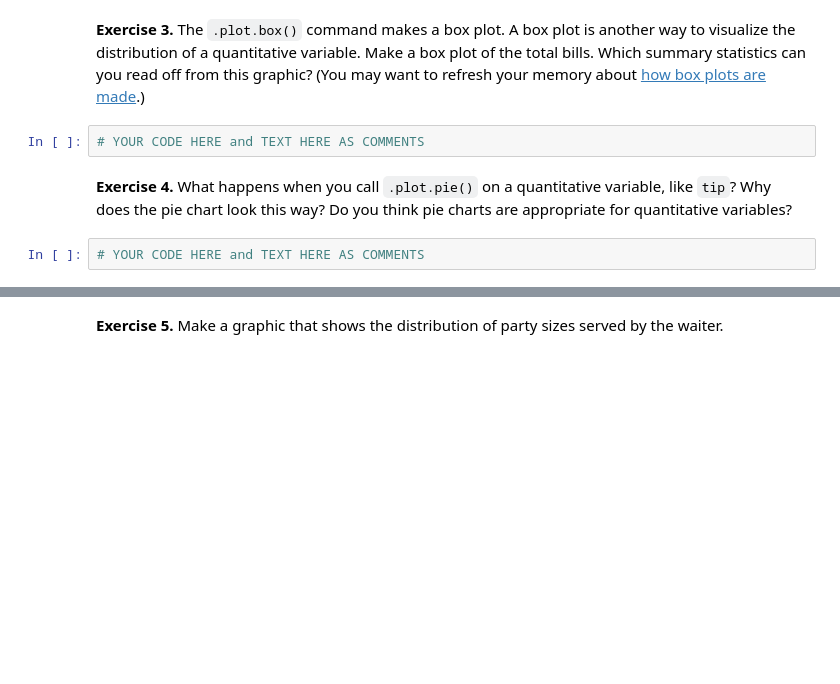
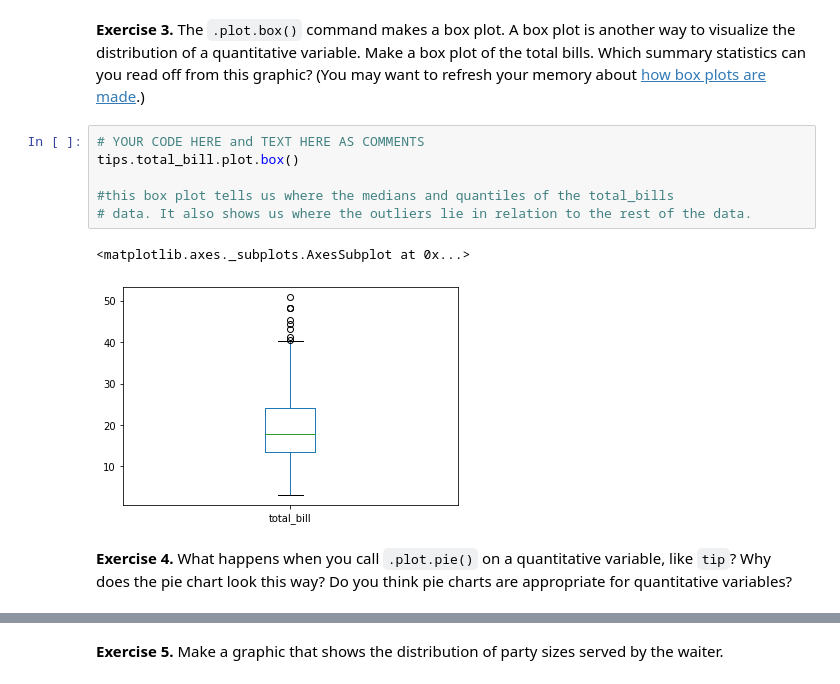
Before and after one commit to thegerrit/data_science, a Jupyter notebook: labs/Lab03-VisualizingVariables.ipynb, the cells around one changed output, grey strips where cells are left out. Drawn from its saved outputs; the diff is of its cells as text; blank space fills up the shorter version.

```diff
--- a/labs/Lab03-VisualizingVariables.ipynb
+++ b/labs/Lab03-VisualizingVariables.ipynb
@@ -150,8 +216,13 @@ All of the following exercises use the Tips data set (`./data/tips.csv`).
 # %% [markdown]
 **Exercise 3.** The `.plot.box()` command makes a box plot. A box plot is another way to visualize the distribution of a quantitative variable. Make a box plot of the total bills. Which summary statistics can you read off from this graphic? (You may want to refresh your memory about [how box plots are made](http://www.physics.csbsju.edu/stats/box2.html).)
-# %%
-# YOUR CODE HERE and TEXT HERE AS COMMENTS
+# %%
+# YOUR CODE HERE and TEXT HERE AS COMMENTS
+tips.total_bill.plot.box()
+
+#this box plot tells us where the medians and quantiles of the total_bills
+# data. It also shows us where the outliers lie in relation to the rest of the data.
+# %% [output]
+<matplotlib.axes._subplots.AxesSubplot at 0x...>
+[figure, added]
 # %% [markdown]
 **Exercise 4.** What happens when you call `.plot.pie()` on a quantitative variable, like `tip`? Why does the pie chart look this way? Do you think pie charts are appropriate for quantitative variables?
-# %%
-# YOUR CODE HERE and TEXT HERE AS COMMENTS
```
Also changed, not shown: parts of 17 cells of this notebook, 1 other file.
